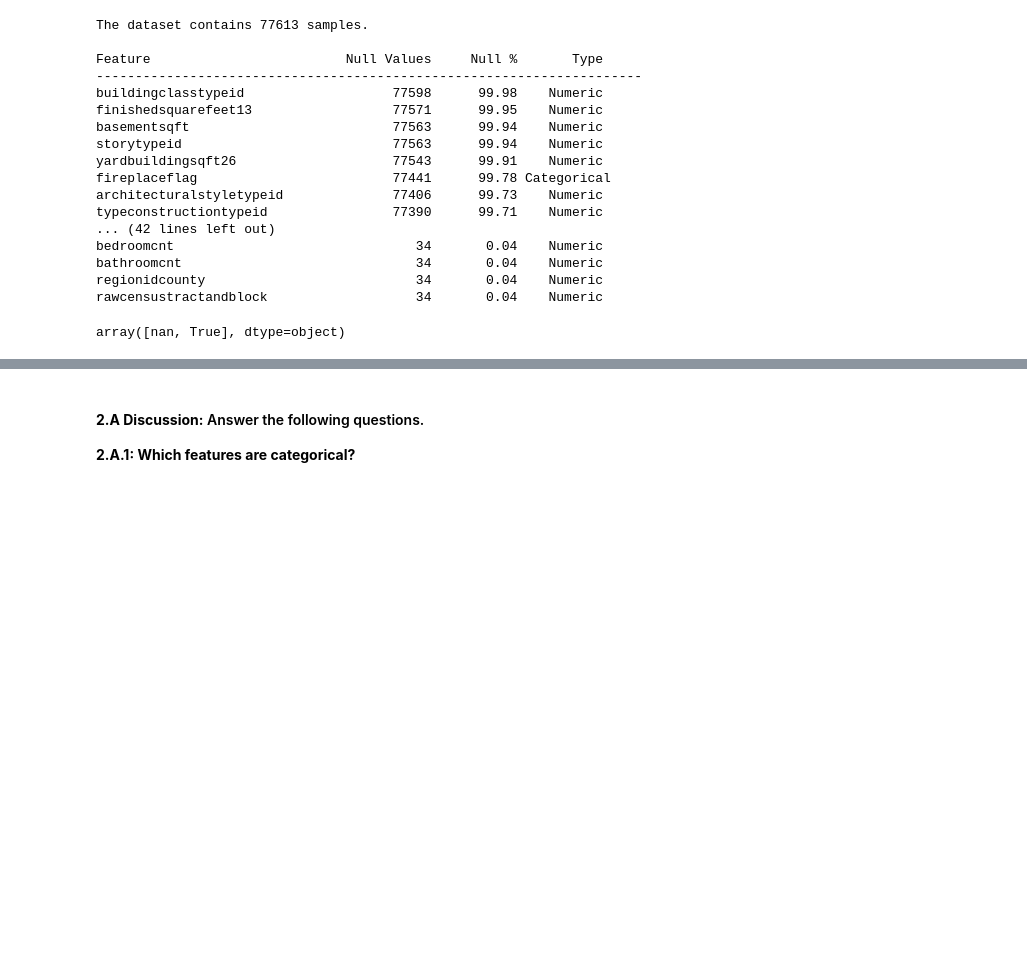
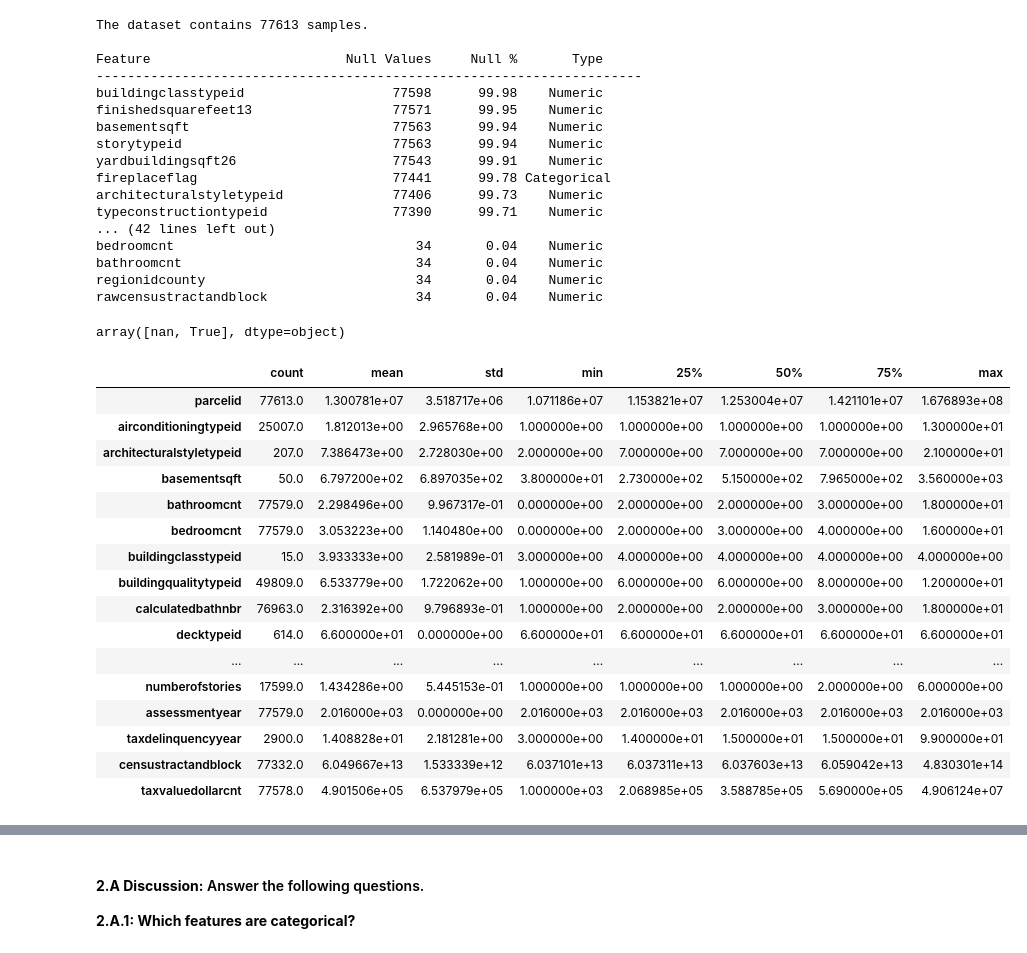
Before and after one commit to LeeMcFarling/Module_3_Milestone_1, a Jupyter notebook: Milestone_01.ipynb, the cells around one changed output, grey strips where cells are left out. Cells and saved outputs as stored; diff of their text form; code cells hidden in the pictures; blank space fills up the shorter version.

```diff
--- a/Milestone_01.ipynb
+++ b/Milestone_01.ipynb
@@ -249,3 +249,24 @@ df_categorical = df.select_dtypes(exclude=['number'])
 df_categorical['fireplaceflag'].unique()
 # %% [output]
 array([nan, True], dtype=object)
+# %%
+# Summarize the datasets using describe()
+df.describe().transpose()
+# %% [output]
+|  | count | mean | std | min | 25% | 50% | 75% | max |
+| parcelid | 77613.0 | 1.300781e+07 | 3.518717e+06 | 1.071186e+07 | 1.153821e+07 | 1.253004e+07 | 1.421101e+07 | 1.676893e+08 |
+| airconditioningtypeid | 25007.0 | 1.812013e+00 | 2.965768e+00 | 1.000000e+00 | 1.000000e+00 | 1.000000e+00 | 1.000000e+00 | 1.300000e+01 |
+| architecturalstyletypeid | 207.0 | 7.386473e+00 | 2.728030e+00 | 2.000000e+00 | 7.000000e+00 | 7.000000e+00 | 7.000000e+00 | 2.100000e+01 |
+| basementsqft | 50.0 | 6.797200e+02 | 6.897035e+02 | 3.800000e+01 | 2.730000e+02 | 5.150000e+02 | 7.965000e+02 | 3.560000e+03 |
+| bathroomcnt | 77579.0 | 2.298496e+00 | 9.967317e-01 | 0.000000e+00 | 2.000000e+00 | 2.000000e+00 | 3.000000e+00 | 1.800000e+01 |
+| bedroomcnt | 77579.0 | 3.053223e+00 | 1.140480e+00 | 0.000000e+00 | 2.000000e+00 | 3.000000e+00 | 4.000000e+00 | 1.600000e+01 |
+| buildingclasstypeid | 15.0 | 3.933333e+00 | 2.581989e-01 | 3.000000e+00 | 4.000000e+00 | 4.000000e+00 | 4.000000e+00 | 4.000000e+00 |
+| buildingqualitytypeid | 49809.0 | 6.533779e+00 | 1.722062e+00 | 1.000000e+00 | 6.000000e+00 | 6.000000e+00 | 8.000000e+00 | 1.200000e+01 |
+| calculatedbathnbr | 76963.0 | 2.316392e+00 | 9.796893e-01 | 1.000000e+00 | 2.000000e+00 | 2.000000e+00 | 3.000000e+00 | 1.800000e+01 |
+| decktypeid | 614.0 | 6.600000e+01 | 0.000000e+00 | 6.600000e+01 | 6.600000e+01 | 6.600000e+01 | 6.600000e+01 | 6.600000e+01 |
+| ... | ... | ... | ... | ... | ... | ... | ... | ... |
+| numberofstories | 17599.0 | 1.434286e+00 | 5.445153e-01 | 1.000000e+00 | 1.000000e+00 | 1.000000e+00 | 2.000000e+00 | 6.000000e+00 |
+| assessmentyear | 77579.0 | 2.016000e+03 | 0.000000e+00 | 2.016000e+03 | 2.016000e+03 | 2.016000e+03 | 2.016000e+03 | 2.016000e+03 |
+| taxdelinquencyyear | 2900.0 | 1.408828e+01 | 2.181281e+00 | 3.000000e+00 | 1.400000e+01 | 1.500000e+01 | 1.500000e+01 | 9.900000e+01 |
+| censustractandblock | 77332.0 | 6.049667e+13 | 1.533339e+12 | 6.037101e+13 | 6.037311e+13 | 6.037603e+13 | 6.059042e+13 | 4.830301e+14 |
+| taxvaluedollarcnt | 77578.0 | 4.901506e+05 | 6.537979e+05 | 1.000000e+03 | 2.068985e+05 | 3.588785e+05 | 5.690000e+05 | 4.906124e+07 |
```
Also changed, not shown: parts of 11 cells of this notebook.
